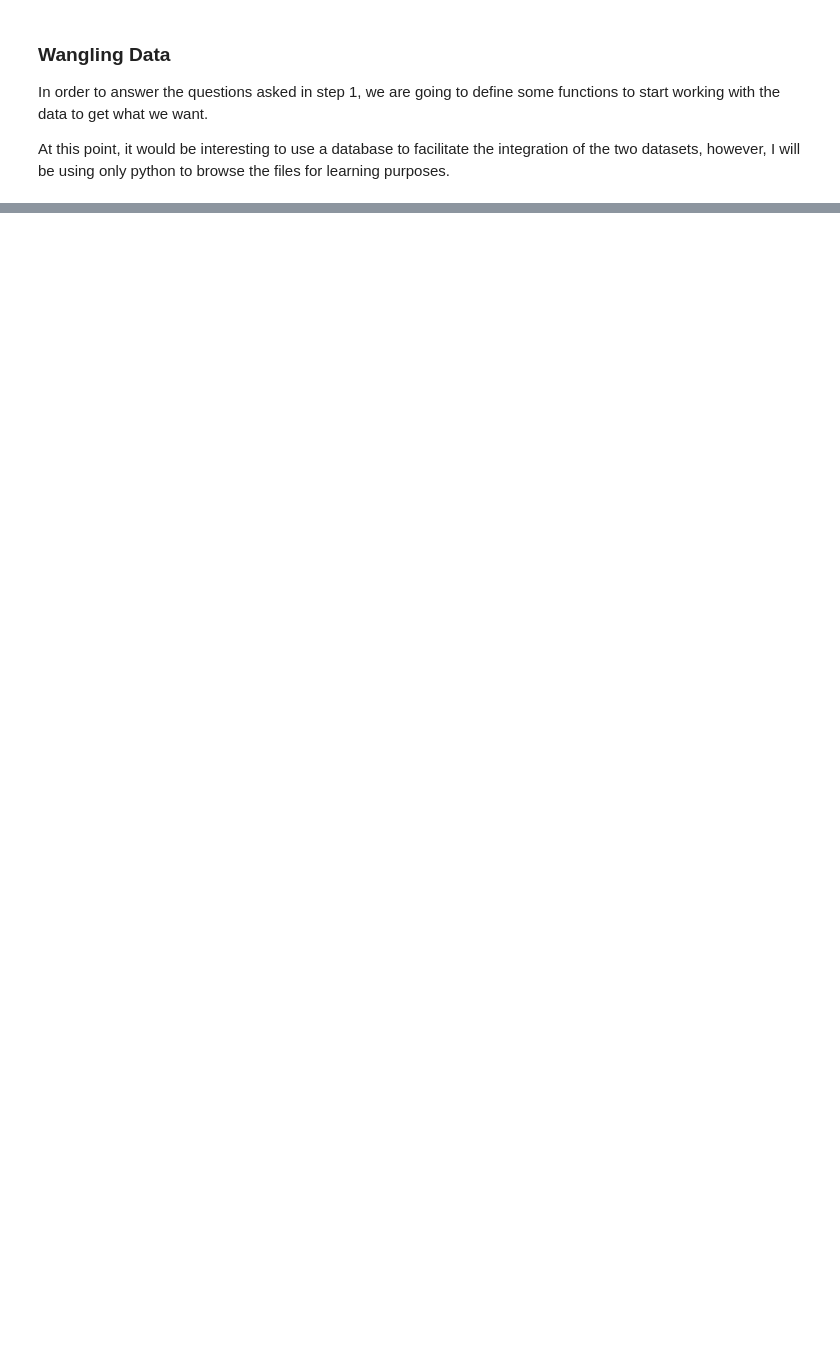
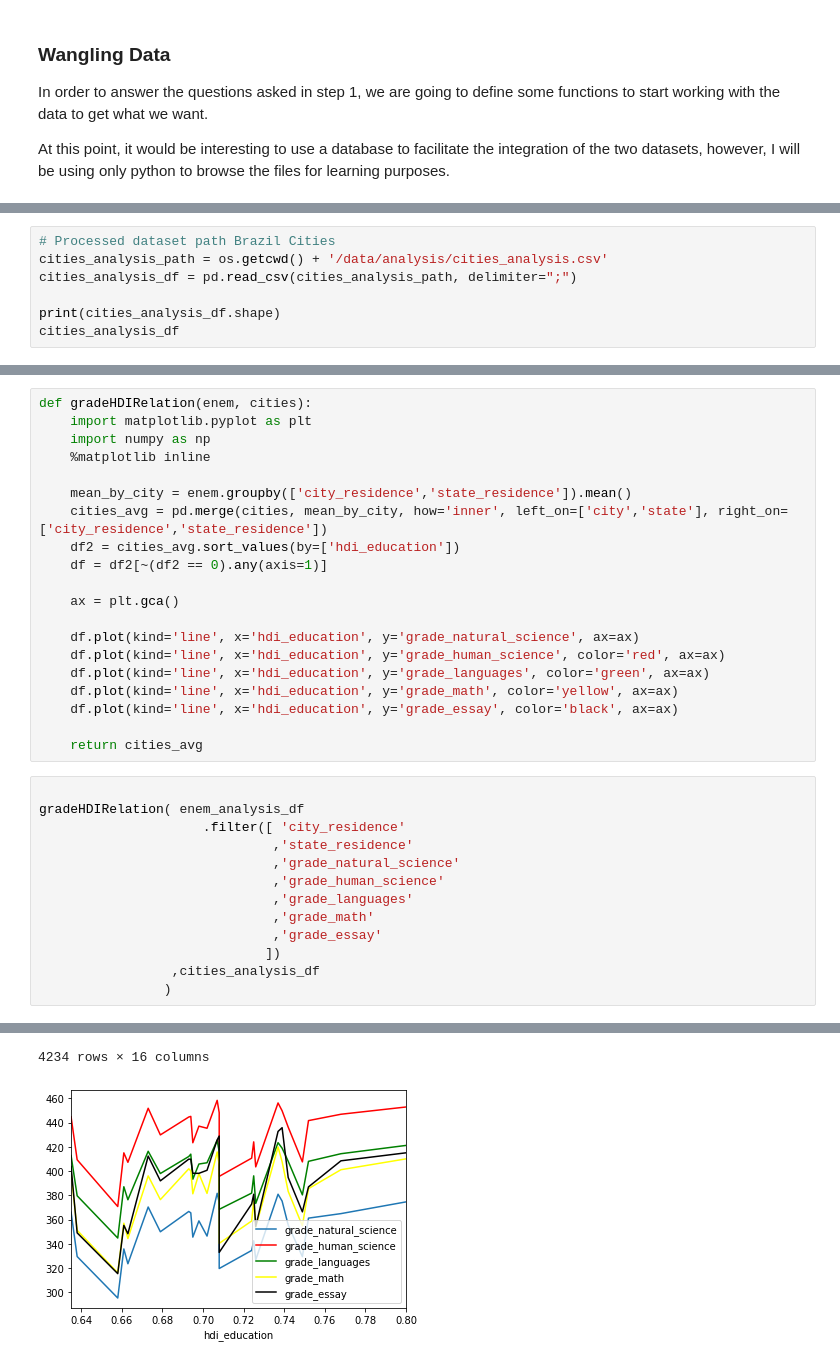
Before and after one commit to davidsondefaria/UdacityDataScience, a Jupyter notebook: 1.Blog/testes.ipynb, the cells around one changed output, grey strips where cells are left out. Drawn from its saved outputs; the diff is of its cells as text; blank space fills up the shorter version.

```diff
--- a/1.Blog/testes.ipynb
+++ b/1.Blog/testes.ipynb
@@ -137,0 +39,7 @@ print_json(res)
+# %%
+# Processed dataset path Brazil Cities
+cities_analysis_path = os.getcwd() + '/data/analysis/cities_analysis.csv'
+cities_analysis_df = pd.read_csv(cities_analysis_path, delimiter=";")
+
+print(cities_analysis_df.shape)
+cities_analysis_df
@@ -137,0 +61,34 @@ print_json(res)
+# %%
+def gradeHDIRelation(enem, cities):
+    import matplotlib.pyplot as plt
+    import numpy as np
+    %matplotlib inline
+
+    mean_by_city = enem.groupby(['city_residence','state_residence']).mean()
+    cities_avg = pd.merge(cities, mean_by_city, how='inner', left_on=['city','state'], right_on=['city_residence','state_residence'])
+    df2 = cities_avg.sort_values(by=['hdi_education'])
+    df = df2[~(df2 == 0).any(axis=1)]
+
+    ax = plt.gca()
+
+    df.plot(kind='line', x='hdi_education', y='grade_natural_science', ax=ax)
+    df.plot(kind='line', x='hdi_education', y='grade_human_science', color='red', ax=ax)
+    df.plot(kind='line', x='hdi_education', y='grade_languages', color='green', ax=ax)
+    df.plot(kind='line', x='hdi_education', y='grade_math', color='yellow', ax=ax)
+    df.plot(kind='line', x='hdi_education', y='grade_essay', color='black', ax=ax)
+
+    return cities_avg
+# %%
+
+gradeHDIRelation( enem_analysis_df
+                     .filter([ 'city_residence'
+                              ,'state_residence'
+                              ,'grade_natural_science'
+                              ,'grade_human_science'
+                              ,'grade_languages'
+                              ,'grade_math'
+                              ,'grade_essay'
+                             ])
+                 ,cities_analysis_df
+                )
+# %% [output]
@@ -137,0 +107,2 @@ print_json(res)
+4234 rows × 16 columns
+[figure, added]
```
Also changed, not shown: parts of 11 cells of this notebook, 3 other files.
